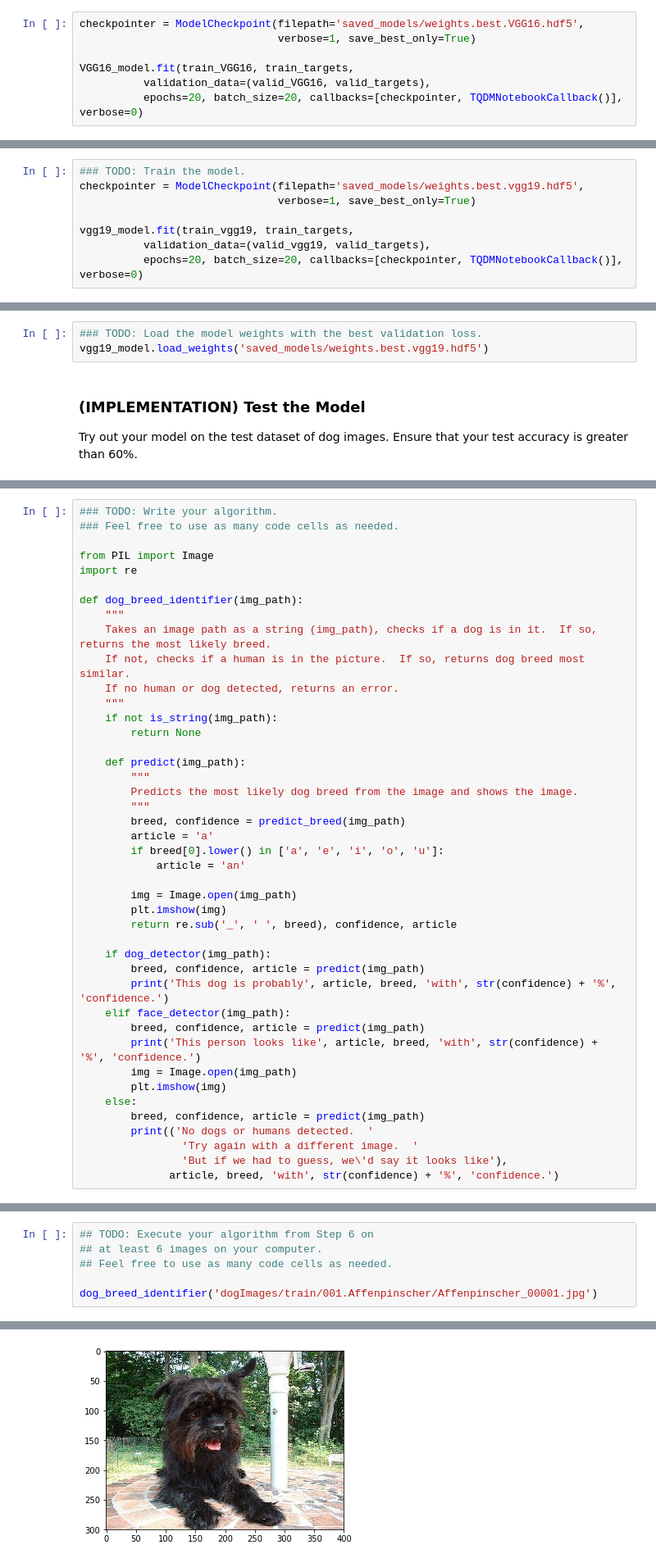
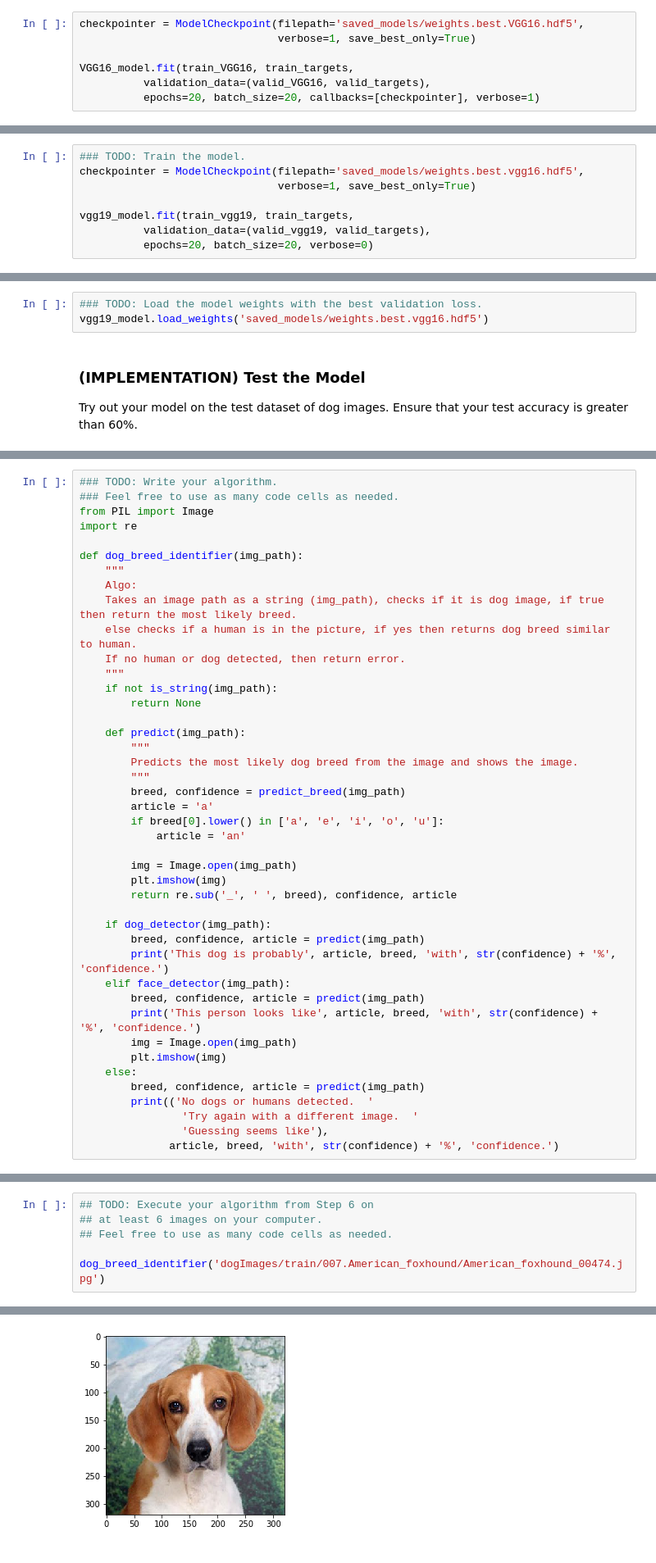
Before and after one commit to vcashk/AIND_Dog_Project, a Jupyter notebook: dog_app.ipynb, the cells around one changed output, grey strips where cells are left out. Shown: that part at 82% size. Saved outputs shown, nothing was run; the diff lists cells and outputs as text.

```diff
--- a/dog_app.ipynb
+++ b/dog_app.ipynb
@@ -532,5 +533,5 @@ checkpointer = ModelCheckpoint(filepath='saved_models/weights.best.VGG16.hdf5',
 
 VGG16_model.fit(train_VGG16, train_targets,
           validation_data=(valid_VGG16, valid_targets),
-          epochs=20, batch_size=20, callbacks=[checkpointer, TQDMNotebookCallback()], verbose=0)
+          epochs=20, batch_size=20, callbacks=[checkpointer], verbose=1)
 # %% [output]
@@ -690,9 +688,9 @@ Train your model in the code cell below.  Use model checkpointing to save the mo
 You are welcome to [augment the training data](https://blog.keras.io/building-powerful-image-classification-models-using-very-little-data.html), but this is not a requirement.
 # %%
 ### TODO: Train the model.
-checkpointer = ModelCheckpoint(filepath='saved_models/weights.best.vgg19.hdf5',
+checkpointer = ModelCheckpoint(filepath='saved_models/weights.best.vgg16.hdf5',
                                verbose=1, save_best_only=True)
 
 vgg19_model.fit(train_vgg19, train_targets,
           validation_data=(valid_vgg19, valid_targets),
-          epochs=20, batch_size=20, callbacks=[checkpointer, TQDMNotebookCallback()], verbose=0)
+          epochs=20, batch_size=20, verbose=0)
@@ -722,7 +698,7 @@ Epoch 00019: val_loss did not improve
 ### (IMPLEMENTATION) Load the Model with the Best Validation Loss
 # %%
 ### TODO: Load the model weights with the best validation loss.
-vgg19_model.load_weights('saved_models/weights.best.vgg19.hdf5')
+vgg19_model.load_weights('saved_models/weights.best.vgg16.hdf5')
 # %% [markdown]
 ### (IMPLEMENTATION) Test the Model
 
@@ -846,15 +817,15 @@ Some sample output for our algorithm is provided below, but feel free to design
 # %%
 ### TODO: Write your algorithm.
 ### Feel free to use as many code cells as needed.
-
 from PIL import Image
 import re
 
 def dog_breed_identifier(img_path):
     """
-    Takes an image path as a string (img_path), checks if a dog is in it.  If so, returns the most likely breed.
-    If not, checks if a human is in the picture.  If so, returns dog breed most similar.
-    If no human or dog detected, returns an error.
+    Algo:
+    Takes an image path as a string (img_path), checks if it is dog image, if true then return the most likely breed.
+    else checks if a human is in the picture, if yes then returns dog breed similar to human.
+    If no human or dog detected, then return error.
     """
     if not is_string(img_path):
         return None
@@ -884,7 +855,7 @@ def dog_breed_identifier(img_path):
         breed, confidence, article = predict(img_path)
         print(('No dogs or humans detected.  '
                 'Try again with a different image.  '
-                'But if we had to guess, we\'d say it looks like'),
+                'Guessing seems like'),
               article, breed, 'with', str(confidence) + '%', 'confidence.')
 # %% [markdown]
 ---
@@ -916,5 +881,5 @@ To improve performance, it would be get a higher accuracy on the validation and
 ## at least 6 images on your computer.
 ## Feel free to use as many code cells as needed.
 
-dog_breed_identifier('dogImages/train/001.Affenpinscher/Affenpinscher_00001.jpg')
+dog_breed_identifier('dogImages/train/007.American_foxhound/American_foxhound_00474.jpg')
 # %% [output]
@@ -922,2 +888,2 @@ This dog is probably an Affenpinscher with 100% confidence.
-[figure, old version]
+[figure, new version]
 # %%
```
Also changed, not shown: parts of 29 cells of this notebook.
